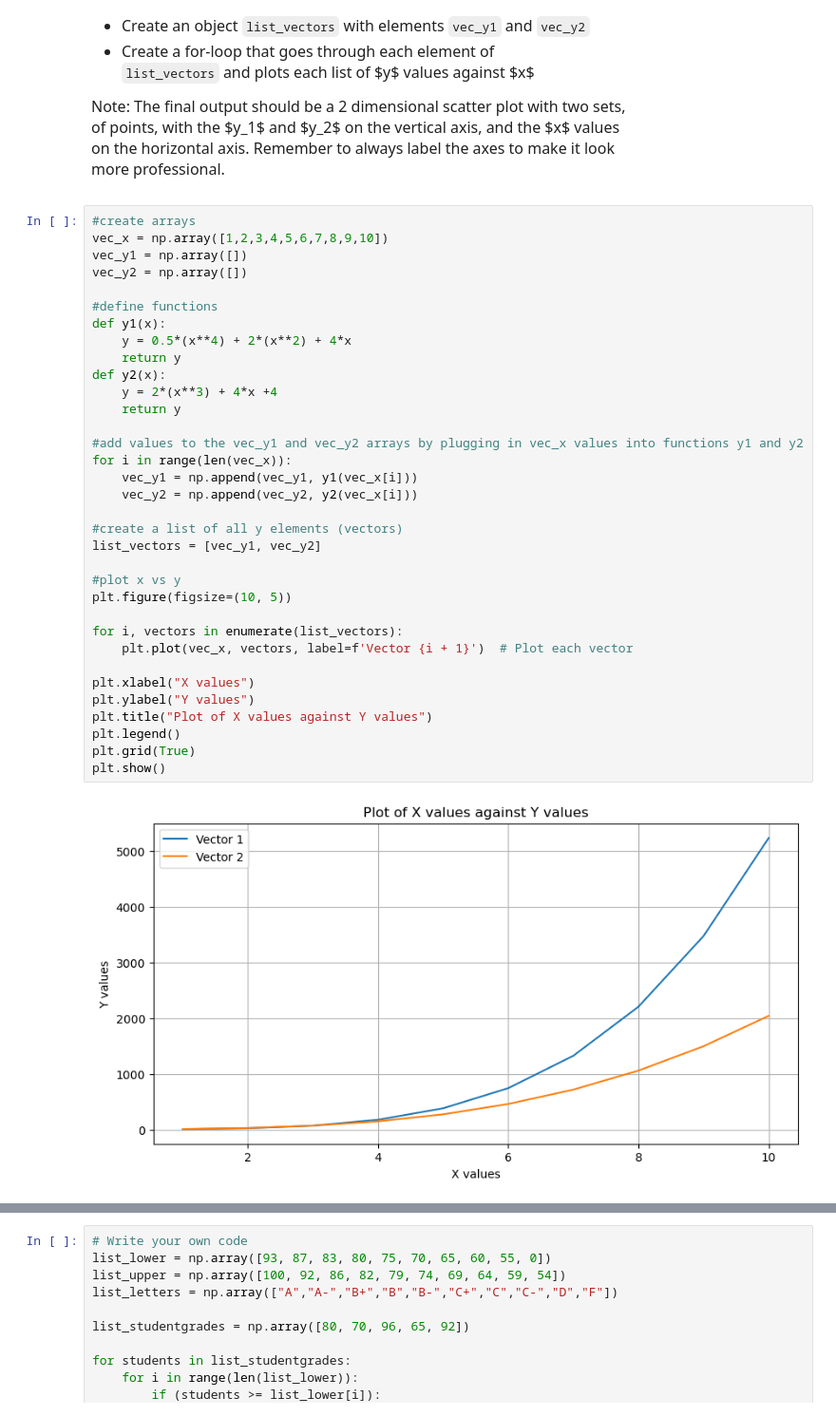
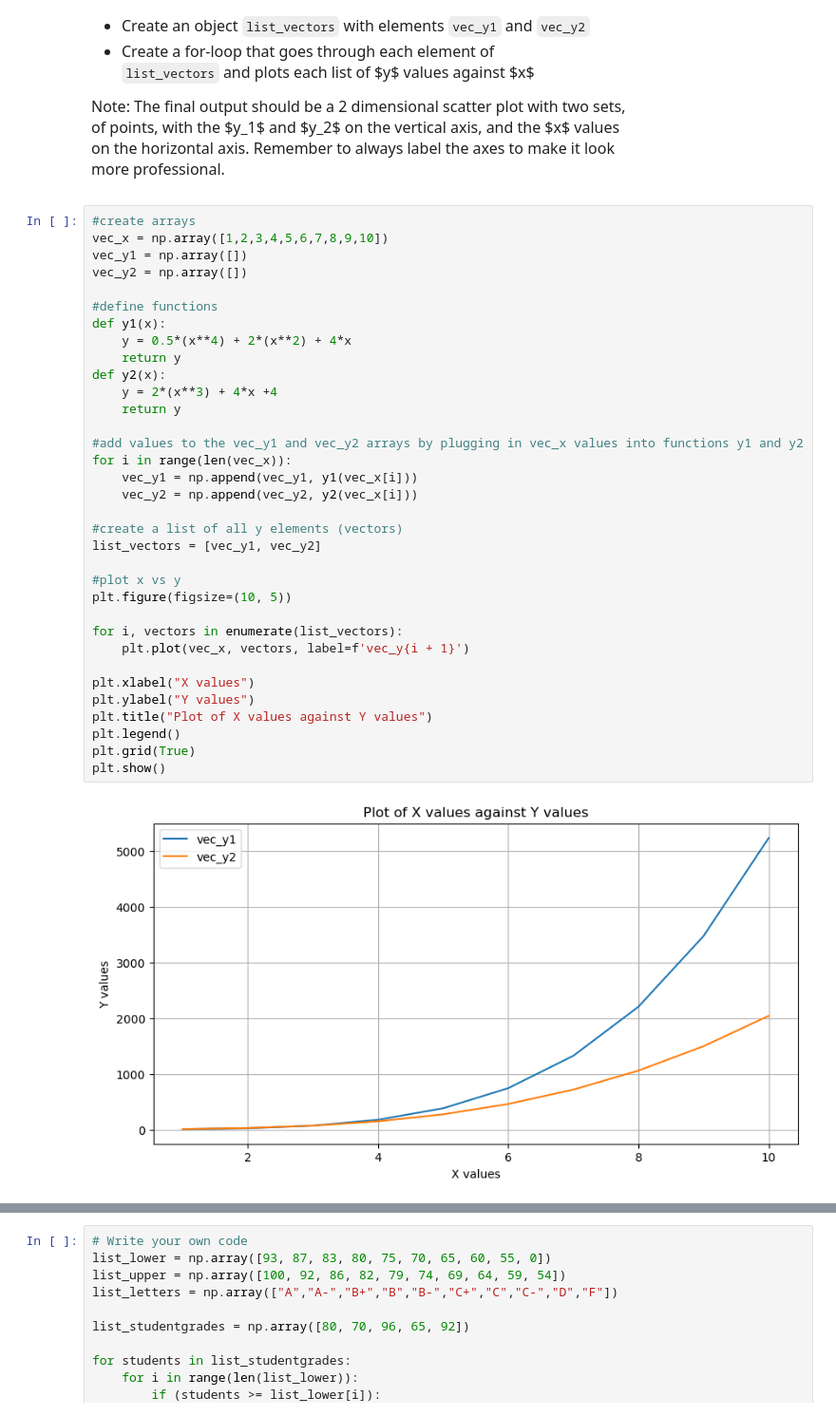
Before and after one commit to maxinehb/qtm151, a Jupyter notebook: assignments/04-assignment.ipynb, the cells around one changed output, grey strips where cells are left out. Shown at 95% size. Saved outputs shown, nothing was run; the diff lists cells and outputs as text.

```diff
--- a/assignments/04-assignment.ipynb
+++ b/assignments/04-assignment.ipynb
@@ -122,35 +124,35 @@ vec_y1 = np.array([])
 vec_y2 = np.array([])
 
 #define functions
 def y1(x):
     y = 0.5*(x**4) + 2*(x**2) + 4*x
     return y
 def y2(x):
     y = 2*(x**3) + 4*x +4
     return y
 
 #add values to the vec_y1 and vec_y2 arrays by plugging in vec_x values into functions y1 and y2
 for i in range(len(vec_x)):
     vec_y1 = np.append(vec_y1, y1(vec_x[i]))
     vec_y2 = np.append(vec_y2, y2(vec_x[i]))
 
 #create a list of all y elements (vectors)
 list_vectors = [vec_y1, vec_y2]
 
 #plot x vs y
 plt.figure(figsize=(10, 5))
 
 for i, vectors in enumerate(list_vectors):
-    plt.plot(vec_x, vectors, label=f'Vector {i + 1}')  # Plot each vector
+    plt.plot(vec_x, vectors, label=f'vec_y{i + 1}')
 
 plt.xlabel("X values")
 plt.ylabel("Y values")
 plt.title("Plot of X values against Y values")
 plt.legend()
 plt.grid(True)
 plt.show()
 # %% [output]
-[figure, old version]
+[figure, new version]
 # %% [markdown]
 <font size = "5">
 
```
Also changed, not shown: parts of 1 cell of this notebook.
